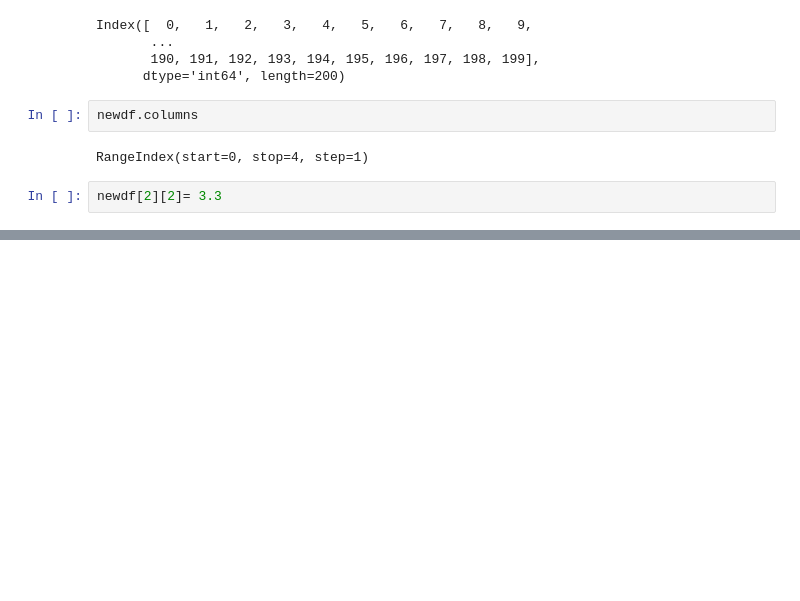
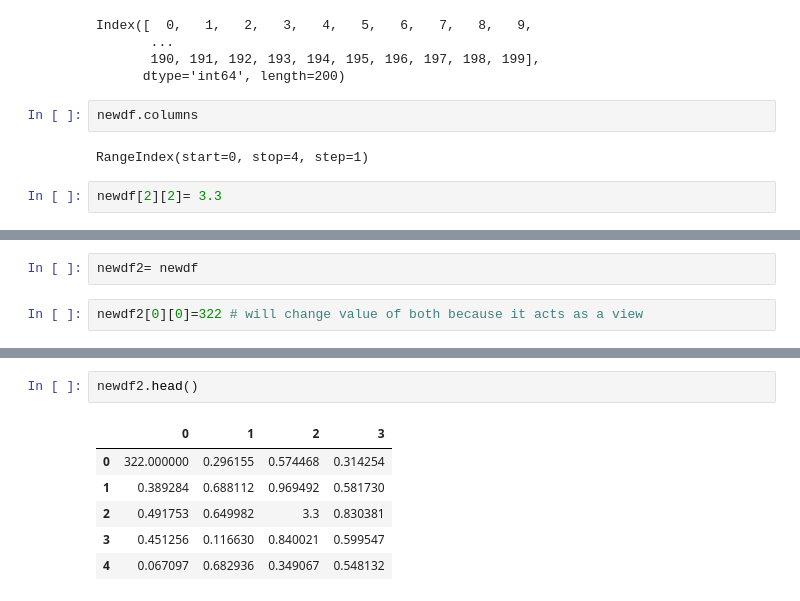
Before and after one commit to Aditya-KIT/Python-Jupyter, a Jupyter notebook: Pandas.ipynb, the cells around one changed output, grey strips where cells are left out. Saved outputs shown, nothing was run; the diff lists cells and outputs as text; blank space fills up the shorter version.

```diff
--- a/Pandas.ipynb
+++ b/Pandas.ipynb
@@ -281,0 +332,4 @@ newdf.head()
+# %%
+newdf2= newdf
+# %%
+newdf2[0][0]=322 # will change value of both because it acts as a view
@@ -281,0 +351,9 @@ newdf.head()
+# %%
+newdf2.head()
+# %% [output]
+|  | 0 | 1 | 2 | 3 |
+| 0 | 322.000000 | 0.296155 | 0.574468 | 0.314254 |
+| 1 | 0.389284 | 0.688112 | 0.969492 | 0.581730 |
+| 2 | 0.491753 | 0.649982 | 3.3 | 0.830381 |
+| 3 | 0.451256 | 0.116630 | 0.840021 | 0.599547 |
+| 4 | 0.067097 | 0.682936 | 0.349067 | 0.548132 |
```
Also changed, not shown: parts of 18 cells of this notebook.
